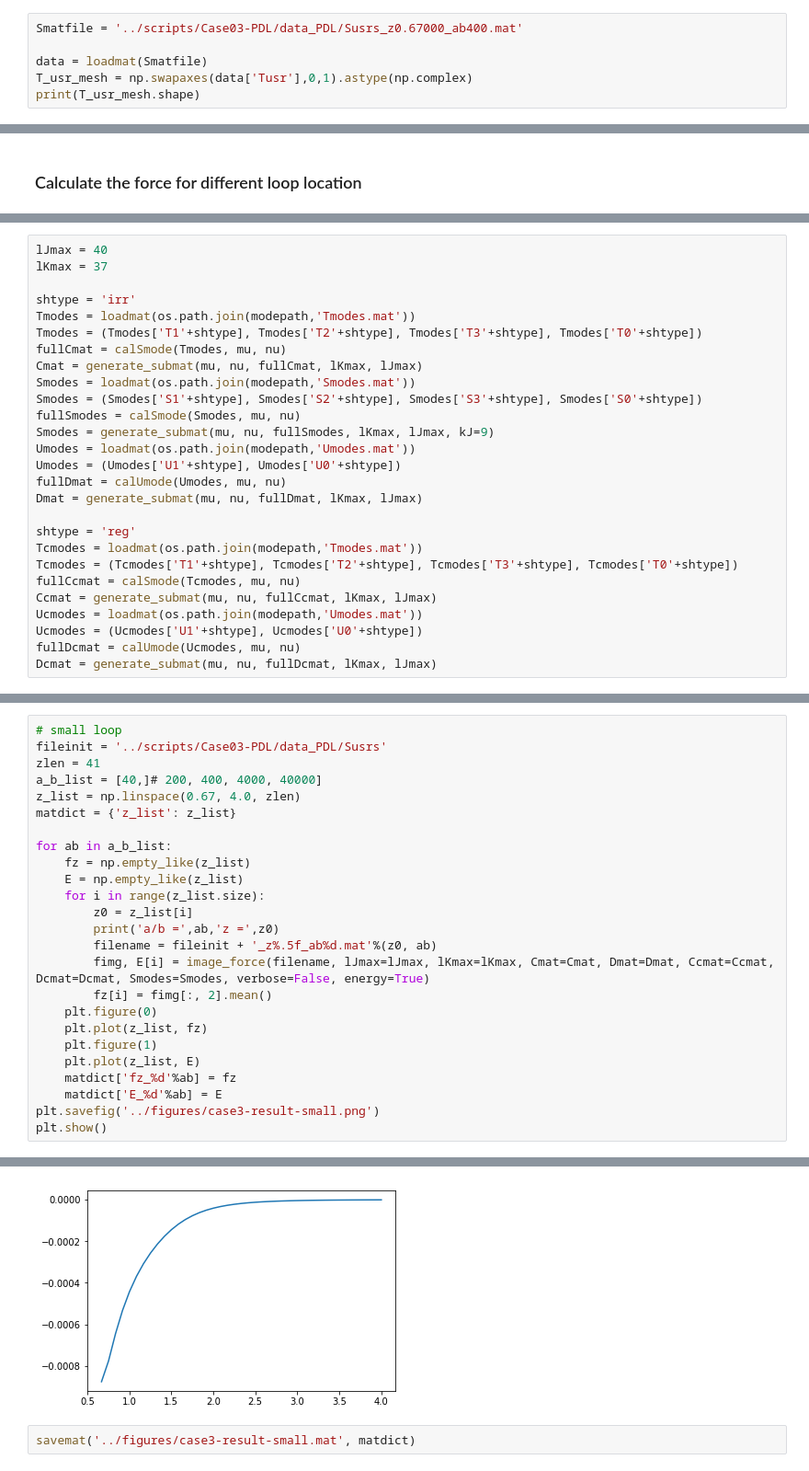
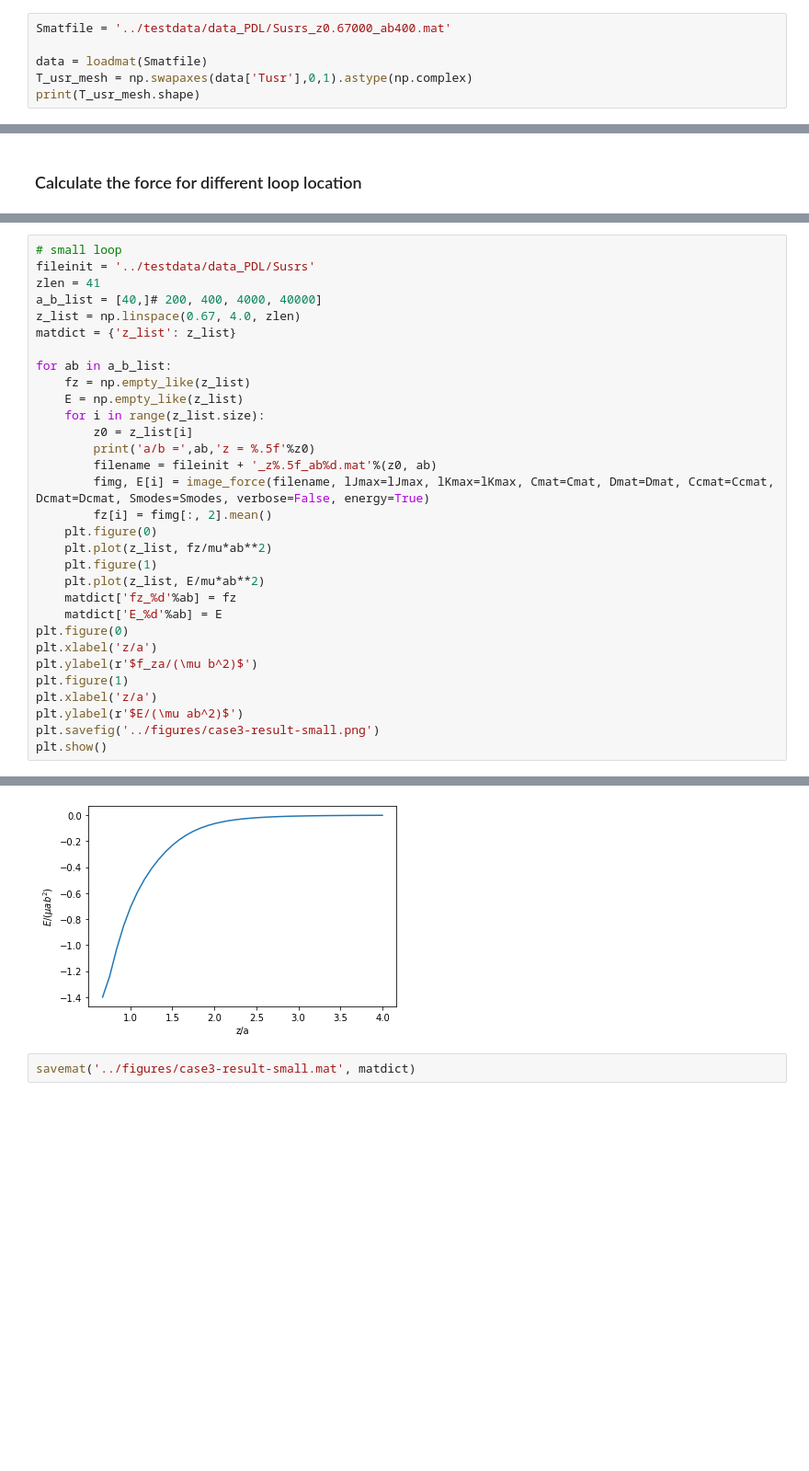
Before and after one commit to yfwang09/ShElastic, a Jupyter notebook: examples/Case03-Prismatic_Dislocation_Loop.ipynb, the cells around one changed output, grey strips where cells are left out. Shown at 92% size. Cells and saved outputs as stored; diff of their text form; blank space fills up the shorter version.

Commit message:
Example Case03 added Colab support

```diff
--- a/examples/Case03-Prismatic_Dislocation_Loop.ipynb
+++ b/examples/Case03-Prismatic_Dislocation_Loop.ipynb
@@ -25,5 +64,5 @@ from ShElastic import calSmode
 # %%
-Smatfile = '../scripts/Case03-PDL/data_PDL/Susrs_z0.67000_ab400.mat'
+Smatfile = '../testdata/data_PDL/Susrs_z0.67000_ab400.mat'
 
 data = loadmat(Smatfile)
 T_usr_mesh = np.swapaxes(data['Tusr'],0,1).astype(np.complex)
@@ -313,30 +323,3 @@ def image_force(filename, mu=1.0, nu=1./3, lJmax=None, lKmax=None, Cmat=None, Dm
         return (fimg, E_el) #(fimg/r0*mu*(b*r0)**2, E_el*mu*r0*(b*r0)**2)
     else:
         return fimg
-# %%
-lJmax = 40
-lKmax = 37
-
-shtype = 'irr'
-Tmodes = loadmat(os.path.join(modepath,'Tmodes.mat'))
-Tmodes = (Tmodes['T1'+shtype], Tmodes['T2'+shtype], Tmodes['T3'+shtype], Tmodes['T0'+shtype])
-fullCmat = calSmode(Tmodes, mu, nu)
-Cmat = generate_submat(mu, nu, fullCmat, lKmax, lJmax)
-Smodes = loadmat(os.path.join(modepath,'Smodes.mat'))
-Smodes = (Smodes['S1'+shtype], Smodes['S2'+shtype], Smodes['S3'+shtype], Smodes['S0'+shtype])
-fullSmodes = calSmode(Smodes, mu, nu)
-Smodes = generate_submat(mu, nu, fullSmodes, lKmax, lJmax, kJ=9)
-Umodes = loadmat(os.path.join(modepath,'Umodes.mat'))
-Umodes = (Umodes['U1'+shtype], Umodes['U0'+shtype])
-fullDmat = calUmode(Umodes, mu, nu)
-Dmat = generate_submat(mu, nu, fullDmat, lKmax, lJmax)
-
-shtype = 'reg'
-Tcmodes = loadmat(os.path.join(modepath,'Tmodes.mat'))
-Tcmodes = (Tcmodes['T1'+shtype], Tcmodes['T2'+shtype], Tcmodes['T3'+shtype], Tcmodes['T0'+shtype])
-fullCcmat = calSmode(Tcmodes, mu, nu)
-Ccmat = generate_submat(mu, nu, fullCcmat, lKmax, lJmax)
-Ucmodes = loadmat(os.path.join(modepath,'Umodes.mat'))
-Ucmodes = (Ucmodes['U1'+shtype], Ucmodes['U0'+shtype])
-fullDcmat = calUmode(Ucmodes, mu, nu)
-Dcmat = generate_submat(mu, nu, fullDcmat, lKmax, lJmax)
@@ -393,6 +326,6 @@ plt.show()
 # %%
 # small loop
-fileinit = '../scripts/Case03-PDL/data_PDL/Susrs'
+fileinit = '../testdata/data_PDL/Susrs'
 zlen = 41
 a_b_list = [40,]# 200, 400, 4000, 40000]
 z_list = np.linspace(0.67, 4.0, zlen)
@@ -403,16 +336,22 @@ for ab in a_b_list:
     E = np.empty_like(z_list)
     for i in range(z_list.size):
         z0 = z_list[i]
-        print('a/b =',ab,'z =',z0)
+        print('a/b =',ab,'z = %.5f'%z0)
         filename = fileinit + '_z%.5f_ab%d.mat'%(z0, ab)
         fimg, E[i] = image_force(filename, lJmax=lJmax, lKmax=lKmax, Cmat=Cmat, Dmat=Dmat, Ccmat=Ccmat, Dcmat=Dcmat, Smodes=Smodes, verbose=False, energy=True)
         fz[i] = fimg[:, 2].mean()
     plt.figure(0)
-    plt.plot(z_list, fz)
+    plt.plot(z_list, fz/mu*ab**2)
     plt.figure(1)
-    plt.plot(z_list, E)
+    plt.plot(z_list, E/mu*ab**2)
     matdict['fz_%d'%ab] = fz
     matdict['E_%d'%ab] = E
+plt.figure(0)
+plt.xlabel('z/a')
+plt.ylabel(r'$f_za/(\mu b^2)$')
+plt.figure(1)
+plt.xlabel('z/a')
+plt.ylabel(r'$E/(\mu ab^2)$')
 plt.savefig('../figures/case3-result-small.png')
 plt.show()
 # %% [output]
@@ -437,4 +376,4 @@ a/b = 40 z = 4.0
-[figure, old version]
+[figure, new version]
 # %%
 savemat('../figures/case3-result-small.mat', matdict)
 # %%
```
Also changed, not shown: parts of 24 cells of this notebook.
